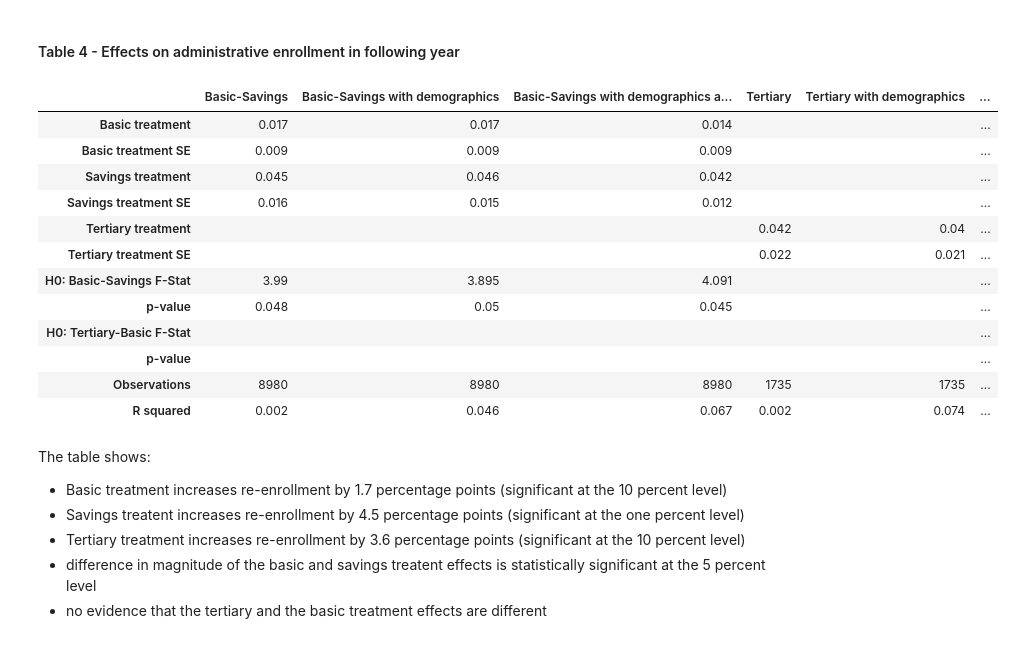
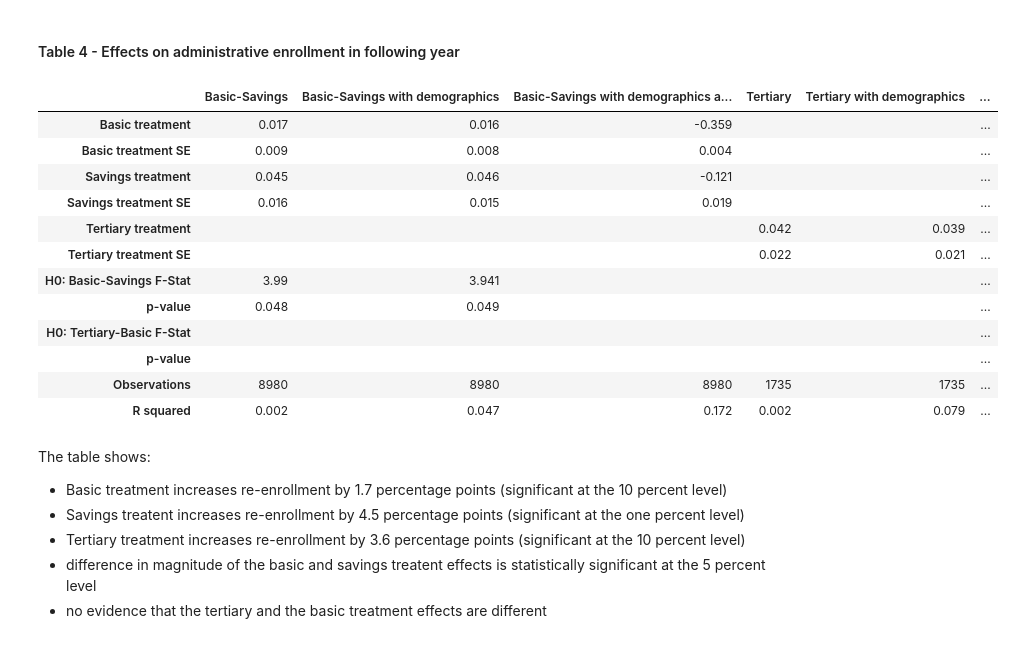
Before and after one commit to juwilhel/Replication-of-Barrera-Osorio-Felipe-Marianne-Bertrand-Leigh-L.-Linden-and-Francisco-Perez-Calle, a Jupyter notebook: Project.ipynb, the cells around one changed output. Drawn from its saved outputs; the diff is of its cells as text; code cells hidden in the pictures.

```diff
--- a/Project.ipynb
+++ b/Project.ipynb
@@ -146,6 +146,11 @@ sample = data.drop(data[(data.suba == 1) & (data.grade < 9)].index)
 sample['s_teneviv_int'] = sample['s_teneviv'].cat.codes + 1
 sample['s_sexo_int'] = sample['s_sexo'].cat.codes
 sample['s_estcivil_int'] = sample['s_estcivil'].cat.codes + 1
+sample = sample.join(pd.get_dummies(sample['school_code']))
+sample = sample.join(pd.get_dummies(sample['s_teneviv']))
+sample = sample.join(pd.get_dummies(sample['s_estcivil']))
+sample = sample.join(pd.get_dummies(sample['grade'], prefix='grade'))
+sample = sample.join(pd.get_dummies(sample['s_estrato'],  prefix='estrato'))
 sample_baselinesurvey =  sample.drop(sample[sample.bl_observed == 0].index)
 # %% [markdown]
 Table 1 summarizes the distribution of children by grade, gender and experimental group. They end up with a sample of 7158 children.
@@ -233,25 +238,25 @@ Second, the authors analyse the effect of the conditional cash transfers on re-e
 # %%
 sancristobal = sample.drop(sample[(sample.suba == 1) | (sample.grade == 11)].index)
 suba = sample.drop(sample[(sample.suba == 0) | (sample.grade == 11) | (sample.grade < 9)].index)
 sancristobal = sancristobal[sancristobal['m_enrolled'].notna()]
 suba = suba[suba['m_enrolled'].notna()]
 sample_grade = sample.drop(sample[(sample.grade == 11) | (sample.grade < 9)].index)
-sample_grade = sample_grade[sample['m_enrolled'].notna()]
+sample_grade = sample_grade[sample_grade['m_enrolled'].notna()]
 create_table34(sancristobal, suba, sample_grade, 'm_enrolled')
 # %% [output]
 |  | Basic-Savings | Basic-Savings with demographics | Basic-Savings with demographics a... | Tertiary | Tertiary with demographics | ... |
-| Basic treatment | 0.017 | 0.017 | 0.014 |  |  | ... |
-| Basic treatment SE | 0.009 | 0.009 | 0.009 |  |  | ... |
-| Savings treatment | 0.045 | 0.046 | 0.042 |  |  | ... |
-| Savings treatment SE | 0.016 | 0.015 | 0.012 |  |  | ... |
-| Tertiary treatment |  |  |  | 0.042 | 0.04 | ... |
+| Basic treatment | 0.017 | 0.016 | -0.359 |  |  | ... |
+| Basic treatment SE | 0.009 | 0.008 | 0.004 |  |  | ... |
+| Savings treatment | 0.045 | 0.046 | -0.121 |  |  | ... |
+| Savings treatment SE | 0.016 | 0.015 | 0.019 |  |  | ... |
+| Tertiary treatment |  |  |  | 0.042 | 0.039 | ... |
 | Tertiary treatment SE |  |  |  | 0.022 | 0.021 | ... |
-| H0: Basic-Savings F-Stat | 3.99 | 3.895 | 4.091 |  |  | ... |
-| p-value | 0.048 | 0.05 | 0.045 |  |  | ... |
+| H0: Basic-Savings F-Stat | 3.99 | 3.941 |  |  |  | ... |
+| p-value | 0.048 | 0.049 |  |  |  | ... |
 | H0: Tertiary-Basic F-Stat |  |  |  |  |  | ... |
 | p-value |  |  |  |  |  | ... |
 | Observations | 8980 | 8980 | 8980 | 1735 | 1735 | ... |
-| R squared | 0.002 | 0.046 | 0.067 | 0.002 | 0.074 | ... |
+| R squared | 0.002 | 0.047 | 0.172 | 0.002 | 0.079 | ... |
 # %% [markdown]
 The table shows:
 - Basic treatment increases re-enrollment by 1.7 percentage points (significant at the 10 percent level)
```
Also changed, not shown: parts of 4 cells of this notebook.
